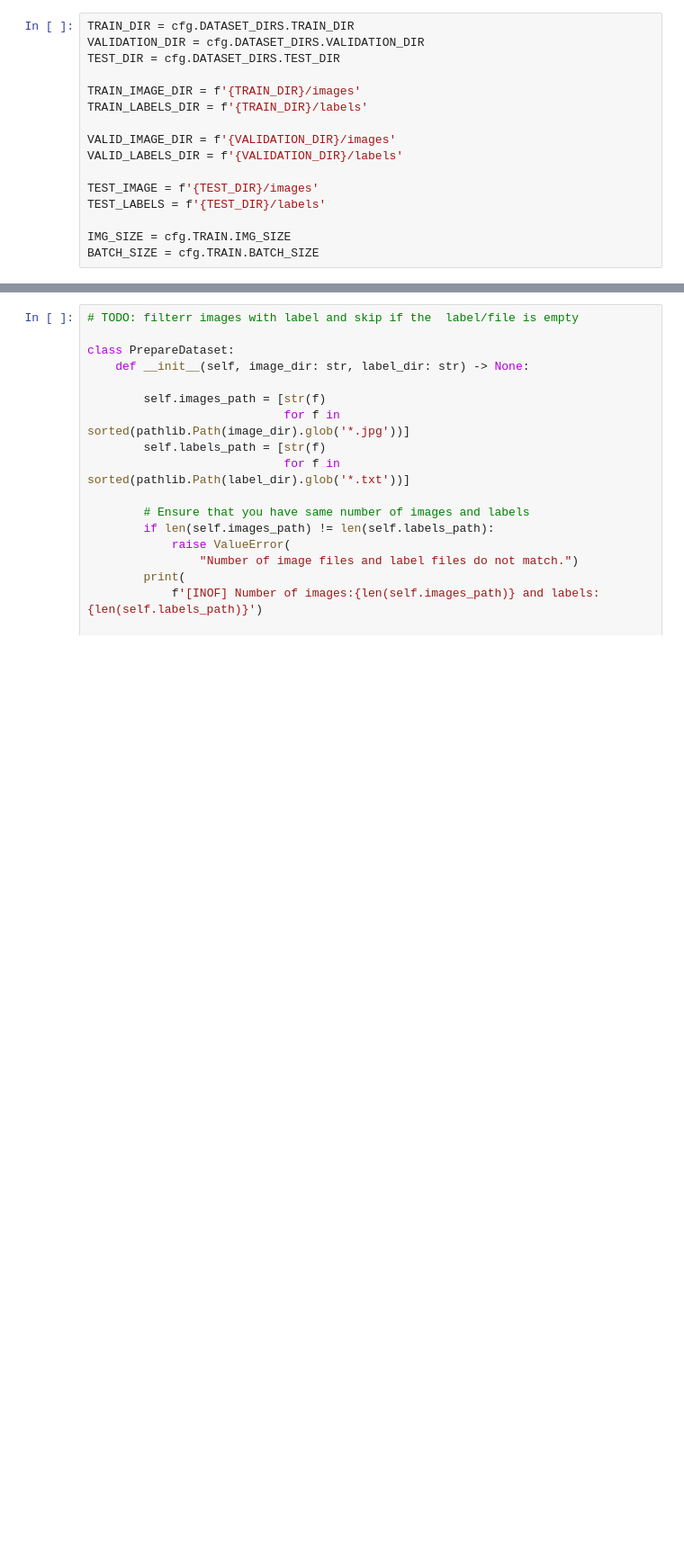
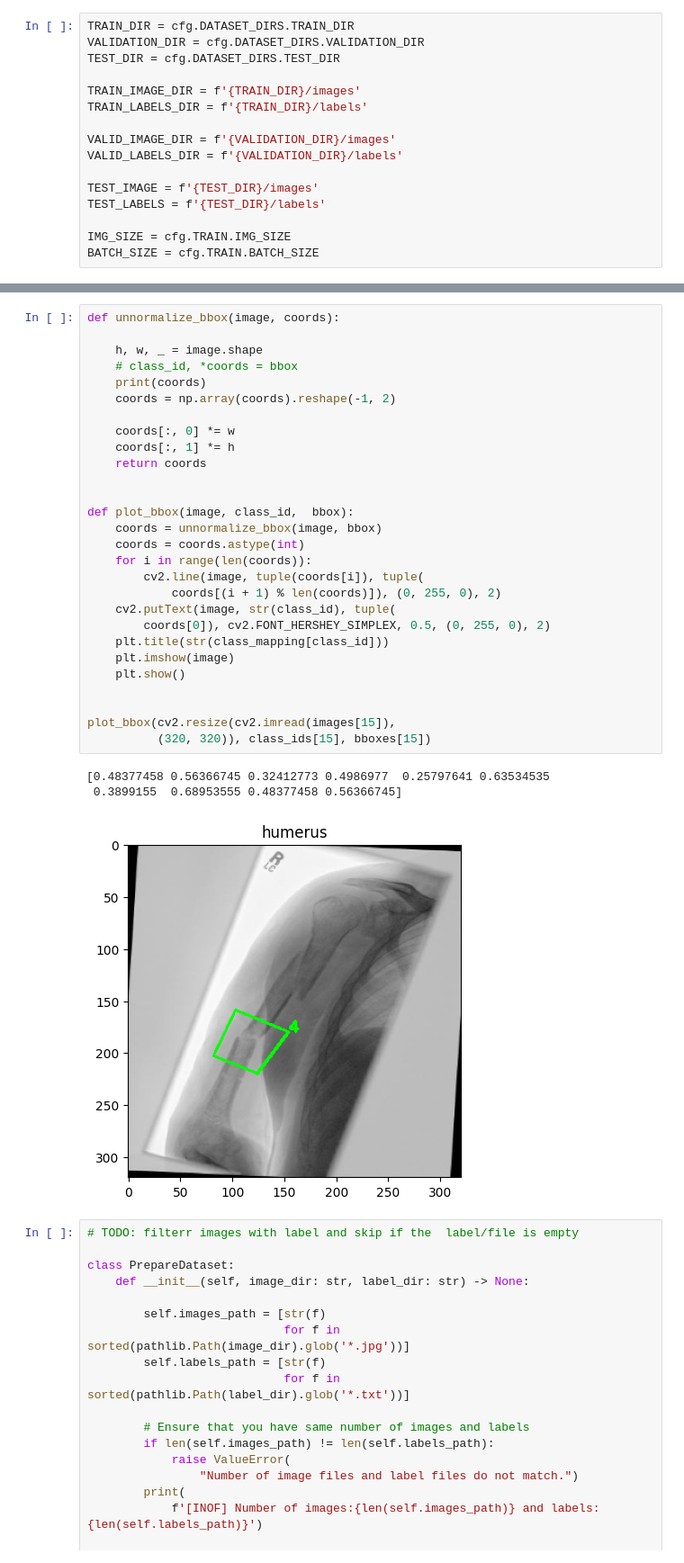
Before and after one commit to vivekpatel99/bone-fracture-detection-pytorch, a Jupyter notebook: 01_preprocessing.ipynb, the cells around one changed output, grey strips where cells are left out. Shown at 90% size. Drawn from its saved outputs; the diff is of its cells as text; blank space fills up the shorter version.

Commit message:
first working coordinates ploting

```diff
--- a/01_preprocessing.ipynb
+++ b/01_preprocessing.ipynb
@@ -110,3 +177,35 @@ BATCH_SIZE = cfg.TRAIN.BATCH_SIZE
+# %%
+def unnormalize_bbox(image, coords):
+
+    h, w, _ = image.shape
+    # class_id, *coords = bbox
+    print(coords)
+    coords = np.array(coords).reshape(-1, 2)
+
+    coords[:, 0] *= w
+    coords[:, 1] *= h
+    return coords
+
+
+def plot_bbox(image, class_id,  bbox):
+    coords = unnormalize_bbox(image, bbox)
+    coords = coords.astype(int)
+    for i in range(len(coords)):
+        cv2.line(image, tuple(coords[i]), tuple(
+            coords[(i + 1) % len(coords)]), (0, 255, 0), 2)
+    cv2.putText(image, str(class_id), tuple(
+        coords[0]), cv2.FONT_HERSHEY_SIMPLEX, 0.5, (0, 255, 0), 2)
+    plt.title(str(class_mapping[class_id]))
+    plt.imshow(image)
+    plt.show()
+
+
+plot_bbox(cv2.resize(cv2.imread(images[15]),
+          (320, 320)), class_ids[15], bboxes[15])
+# %% [output]
+[0.48377458 0.56366745 0.32412773 0.4986977  0.25797641 0.63534535
+ 0.3899155  0.68953555 0.48377458 0.56366745]
+[figure, added]
 # %%
 # TODO: filterr images with label and skip if the  label/file is empty
 
```
Also changed, not shown: parts of 14 cells of this notebook.
